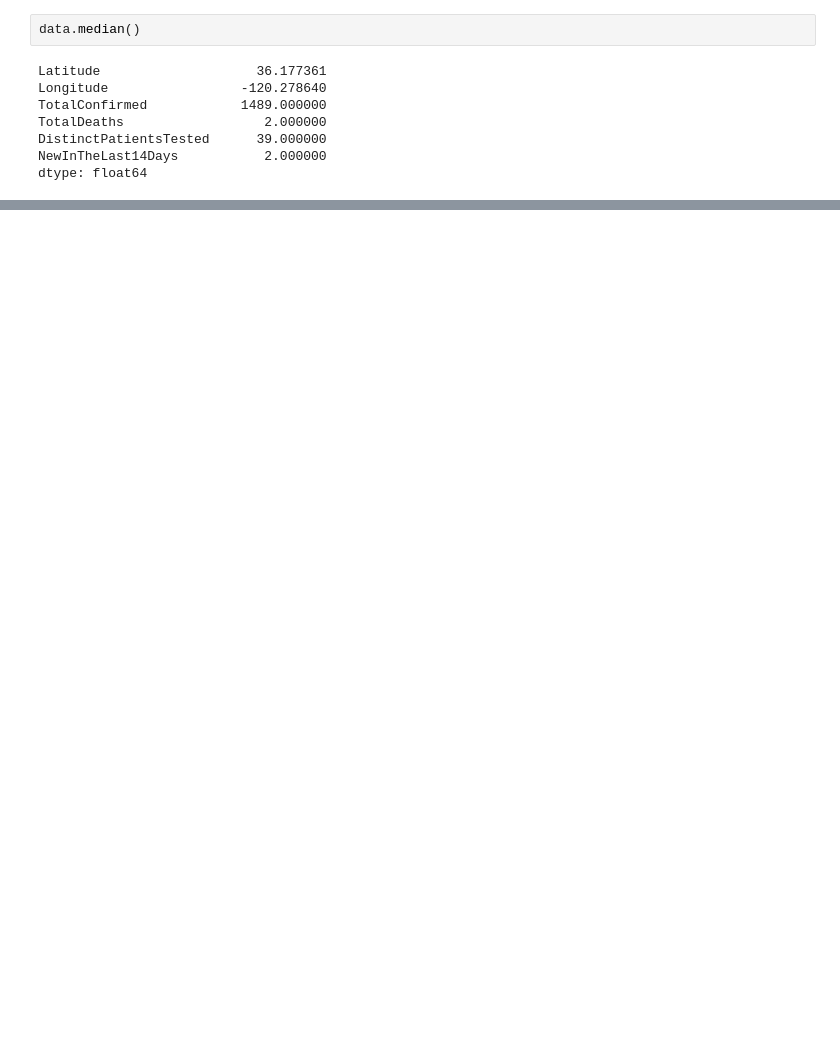
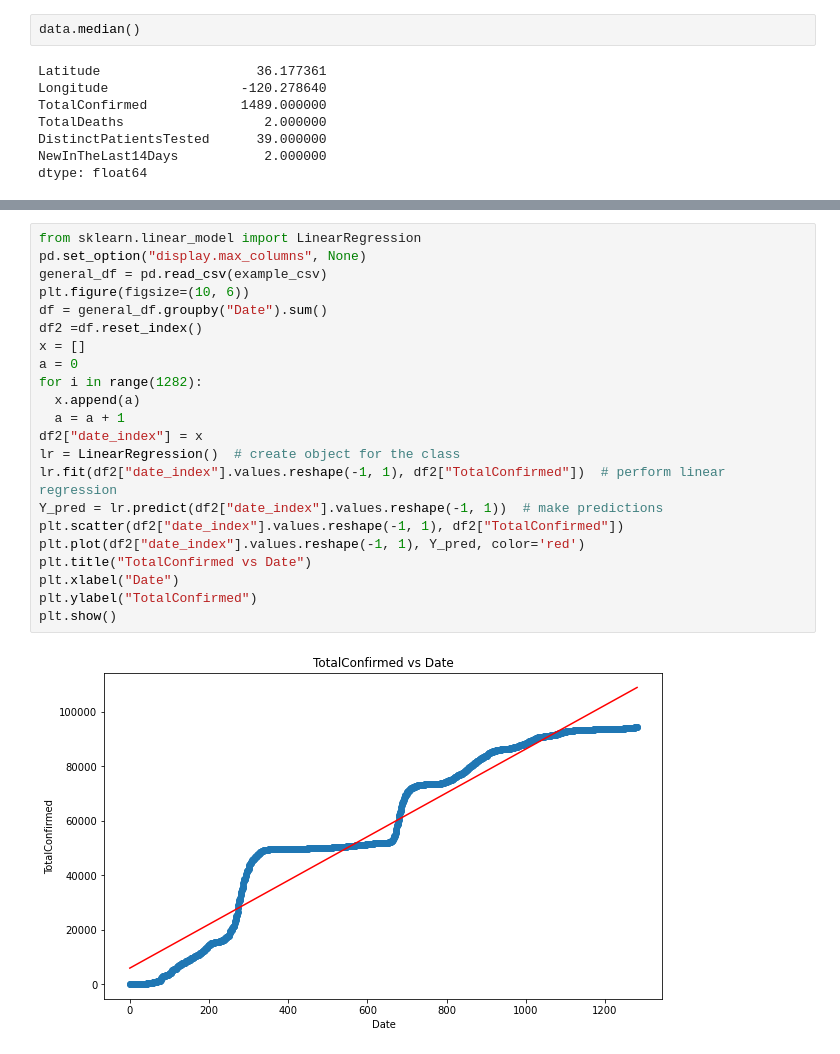
Before and after one commit to nogibjj/Individual-Project-1, a Jupyter notebook: Individual Project 1.ipynb, the cells around one changed output, grey strips where cells are left out. Cells and saved outputs as stored; diff of their text form; blank space fills up the shorter version.

```diff
--- a/Individual Project 1.ipynb
+++ b/Individual Project 1.ipynb
@@ -26,0 +70,24 @@ dtype: float64
+# %%
+from sklearn.linear_model import LinearRegression
+pd.set_option("display.max_columns", None)
+general_df = pd.read_csv(example_csv)
+plt.figure(figsize=(10, 6))
+df = general_df.groupby("Date").sum()
+df2 =df.reset_index()
+x = []
+a = 0
+for i in range(1282):
+  x.append(a)
+  a = a + 1
+df2["date_index"] = x
+lr = LinearRegression()  # create object for the class
+lr.fit(df2["date_index"].values.reshape(-1, 1), df2["TotalConfirmed"])  # perform linear regression
+Y_pred = lr.predict(df2["date_index"].values.reshape(-1, 1))  # make predictions
+plt.scatter(df2["date_index"].values.reshape(-1, 1), df2["TotalConfirmed"])
+plt.plot(df2["date_index"].values.reshape(-1, 1), Y_pred, color='red')
+plt.title("TotalConfirmed vs Date")
+plt.xlabel("Date")
+plt.ylabel("TotalConfirmed")
+plt.show()
+# %% [output]
+[figure, added]
```
Also changed, not shown: parts of 3 cells of this notebook, 2 other files.
